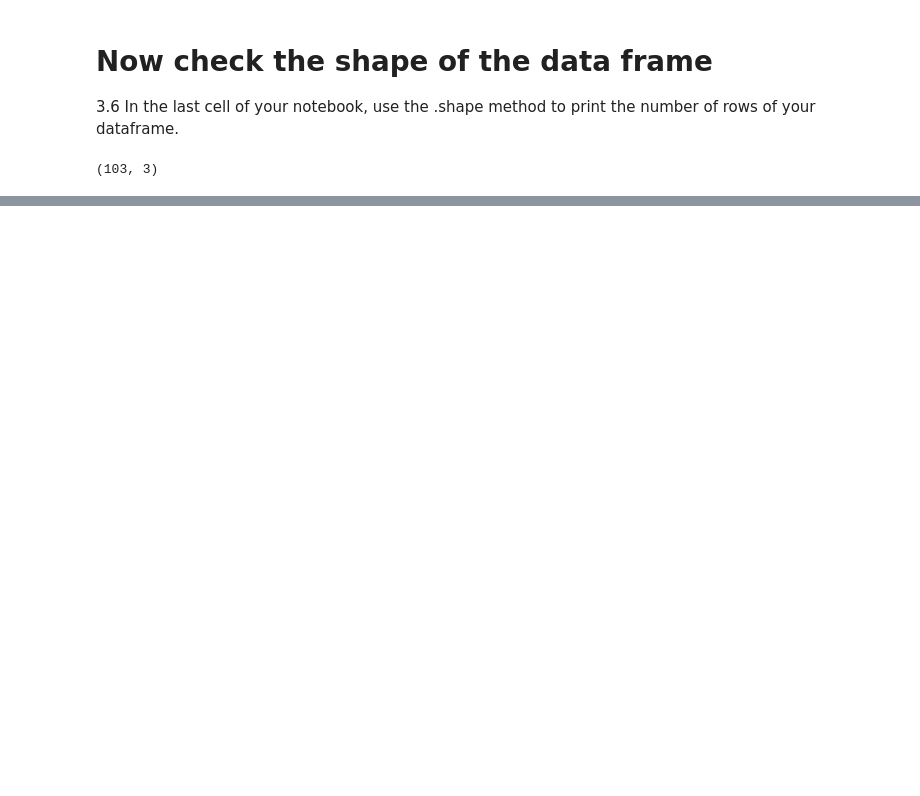
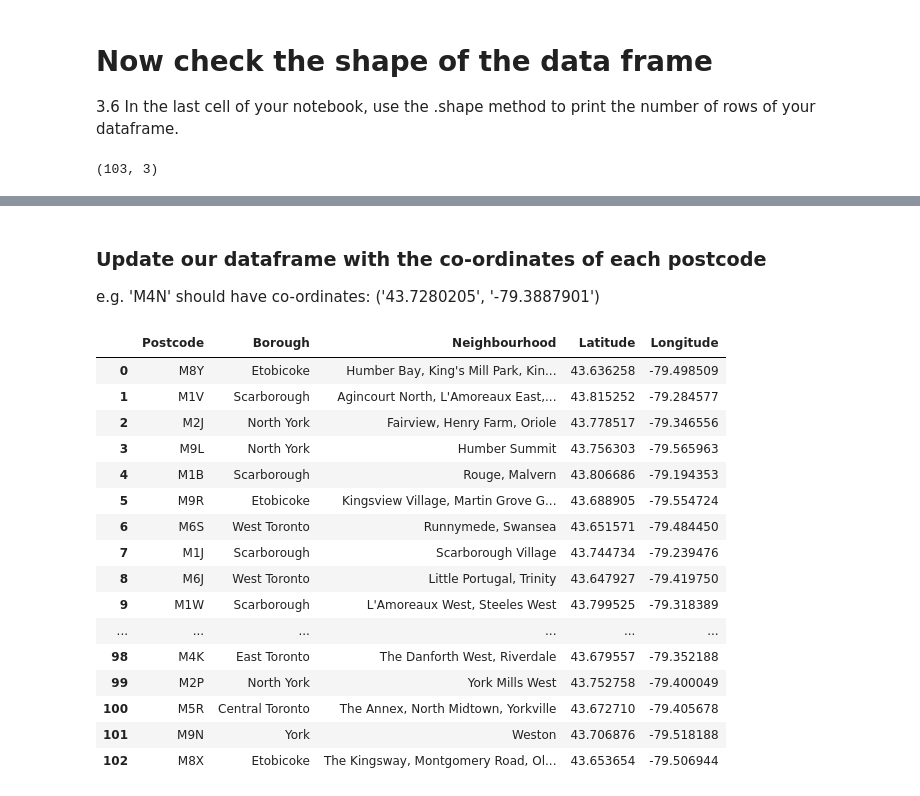
Before and after one commit to rojyates/Coursera_Capstone, a Jupyter notebook: Capstone Week 3 Canadian PostCodes.ipynb, the cells around one changed output, grey strips where cells are left out. Cells and saved outputs as stored; diff of their text form; code cells hidden in the pictures; blank space fills up the shorter version.

Commit message:
Dataset with Latitude & Longitude appended

```diff
--- a/Capstone Week 3 Canadian PostCodes.ipynb
+++ b/Capstone Week 3 Canadian PostCodes.ipynb
@@ -101,0 +106,18 @@ df.shape
+# %%
+#use geocoder or csv
+
+import csv
+
+csv_url = 'https://cocl.us/Geospatial_data'
+
+with requests.Session() as s:
+    download = s.get(csv_url)
+
+    decoded_content = download.content.decode('utf-8')
+
+    reader = csv.reader(decoded_content.splitlines(), delimiter=',')
+    csv_data = list(reader)
+
+latlong_df=pd.DataFrame(csv_data[1:], columns=['Postcode', 'Latitude', 'Longitude'])
+latlong_df.set_index('Postcode')
+latlong_df.head()
@@ -101,0 +131,26 @@ df.shape
+# %% [markdown]
+### Update our dataframe with the co-ordinates of each postcode
+e.g. 'M4N' should have co-ordinates: ('43.7280205', '-79.3887901')
+# %%
+df = pd.merge(df, latlong_df, how='outer', on='Postcode')
+#convert the lat/long strings to numeric
+df[['Latitude', 'Longitude']] = df[['Latitude', 'Longitude']].apply(pd.to_numeric)
+df
+# %% [output]
+|  | Postcode | Borough | Neighbourhood | Latitude | Longitude |
+| 0 | M8Y | Etobicoke | Humber Bay, King's Mill Park, Kin... | 43.636258 | -79.498509 |
+| 1 | M1V | Scarborough | Agincourt North, L'Amoreaux East,... | 43.815252 | -79.284577 |
+| 2 | M2J | North York | Fairview, Henry Farm, Oriole | 43.778517 | -79.346556 |
+| 3 | M9L | North York | Humber Summit | 43.756303 | -79.565963 |
+| 4 | M1B | Scarborough | Rouge, Malvern | 43.806686 | -79.194353 |
+| 5 | M9R | Etobicoke | Kingsview Village, Martin Grove G... | 43.688905 | -79.554724 |
+| 6 | M6S | West Toronto | Runnymede, Swansea | 43.651571 | -79.484450 |
+| 7 | M1J | Scarborough | Scarborough Village | 43.744734 | -79.239476 |
+| 8 | M6J | West Toronto | Little Portugal, Trinity | 43.647927 | -79.419750 |
+| 9 | M1W | Scarborough | L'Amoreaux West, Steeles West | 43.799525 | -79.318389 |
+| ... | ... | ... | ... | ... | ... |
+| 98 | M4K | East Toronto | The Danforth West, Riverdale | 43.679557 | -79.352188 |
+| 99 | M2P | North York | York Mills West | 43.752758 | -79.400049 |
+| 100 | M5R | Central Toronto | The Annex, North Midtown, Yorkville | 43.672710 | -79.405678 |
+| 101 | M9N | York | Weston | 43.706876 | -79.518188 |
+| 102 | M8X | Etobicoke | The Kingsway, Montgomery Road, Ol... | 43.653654 | -79.506944 |
```
Also changed, not shown: parts of 3 cells of this notebook.
